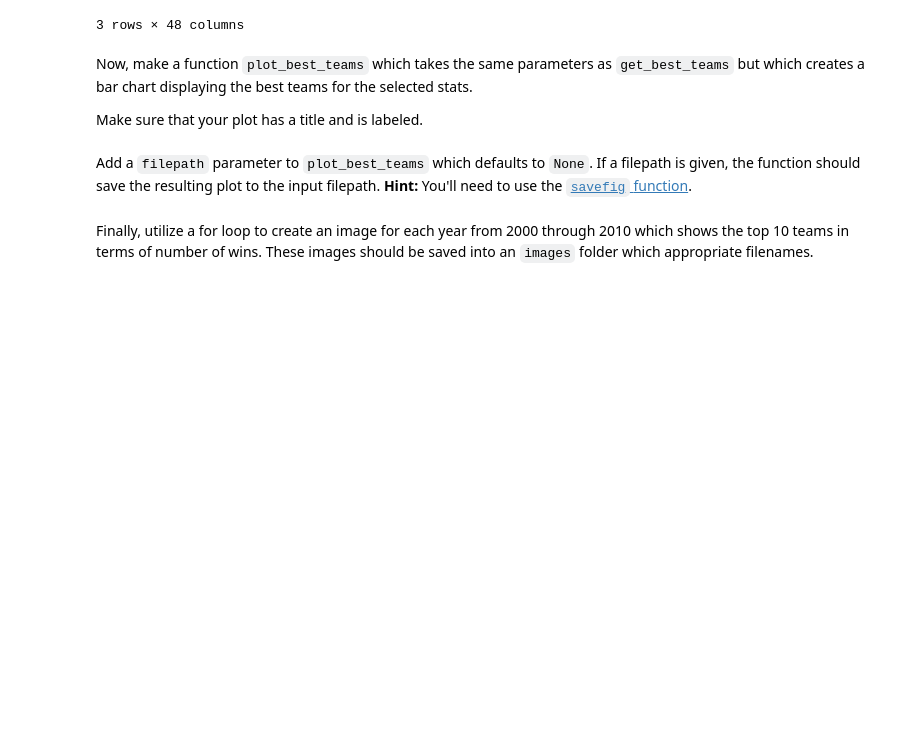
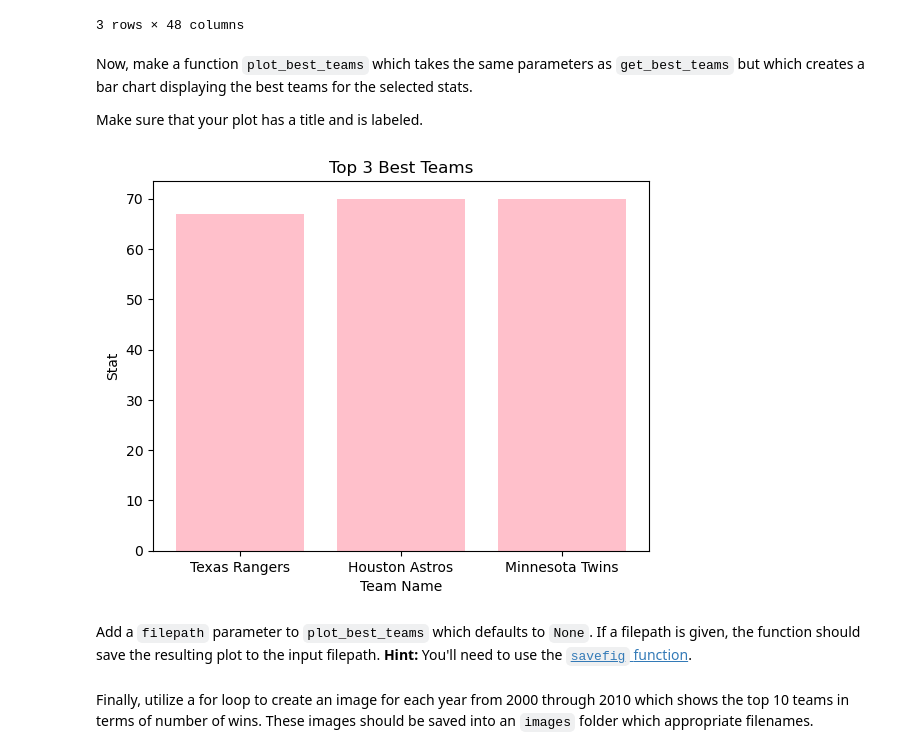
Before and after one commit to NSS-Data-Analytics-Cohort-10/loops-and-functions-emmydoore, a Jupyter notebook: notebooks/Loops_and_Functions_Practice_DA10.ipynb, the cells around one changed output. Drawn from its saved outputs; the diff is of its cells as text; code cells hidden in the pictures; blank space fills up the shorter version.

Commit message:
finished plot

```diff
--- a/notebooks/Loops_and_Functions_Practice_DA10.ipynb
+++ b/notebooks/Loops_and_Functions_Practice_DA10.ipynb
@@ -259,6 +288,25 @@ Now, make a function `plot_best_teams` which takes the same parameters as `get_b
 Make sure that your plot has a title and is labeled.
 # %%
 # Your Code Here
+def plot_best_teams(year,n=5,stat='w',league='both',ascending=True):
+    if league =='NL':
+        l_df=teams[(teams['yearid']==year) & (teams['lgid']=='NL')].sort_values(by=stat,ascending=ascending).head(n)
+    elif league =='AL':
+        l_df=teams[(teams['yearid']==year) & (teams['lgid']=='AL')].sort_values(by=stat,ascending=ascending).head(n)
+    elif league == 'both':
+        l_df=teams[teams['yearid']==year].sort_values(by=stat,ascending=ascending).head(n)
+    f, ax= plt.subplots()
+    ax.bar(x=l_df['name'],height=l_df[stat],color='pink')
+    plt.title('Top 3 Best Teams')
+    plt.xlabel('Team Name')
+    plt.ylabel('Stat')
+    return
+
+#plot info here ffr https://blog.finxter.com/how-to-return-a-plot-or-figure-in-python-matplotlib/#:~:text=Plot%20inside%20the%20function%20using,data%20to%20the%20current%20plot.
+
+plot_best_teams(year=2014, n=3, league='AL', ascending = True)
+# %% [output]
+[figure, added]
 # %% [markdown]
 Add a `filepath` parameter to `plot_best_teams` which defaults to `None`. If a filepath is given, the function should save the resulting plot to the input filepath. **Hint:** You'll need to use the [`savefig` function](https://matplotlib.org/stable/api/_as_gen/matplotlib.pyplot.savefig.html).
 # %%
```
Also changed, not shown: parts of 7 cells of this notebook.
